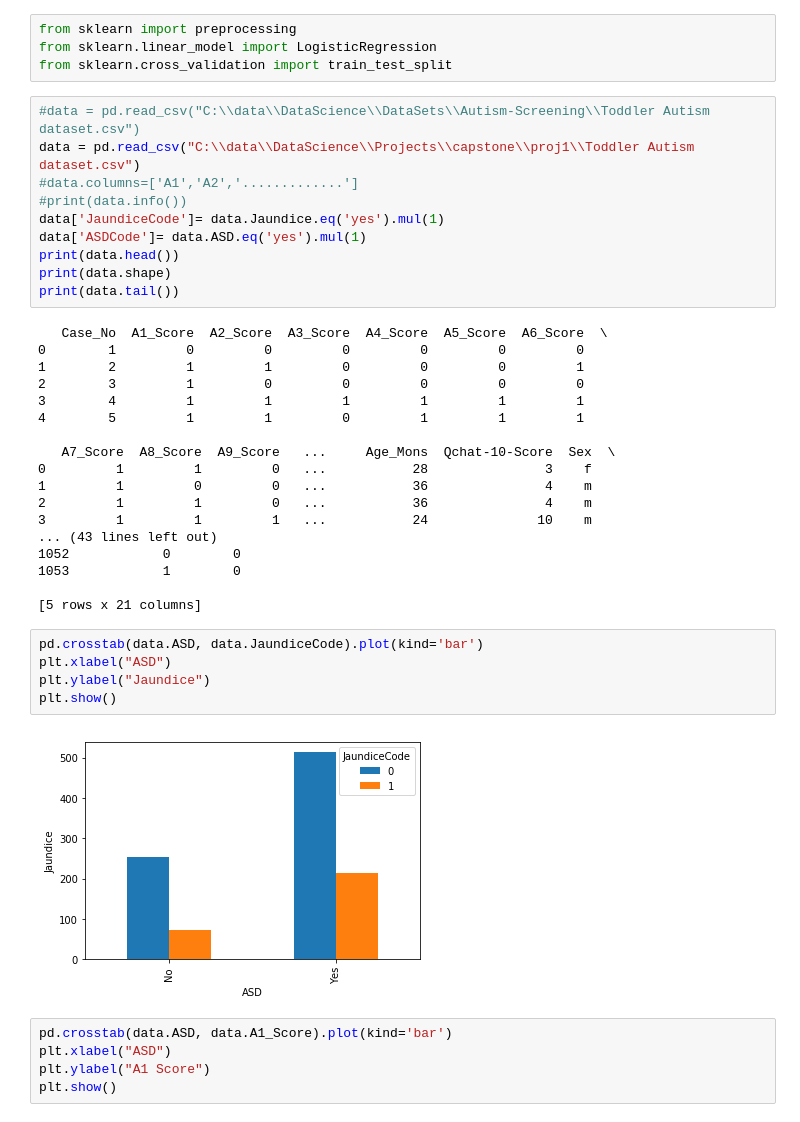
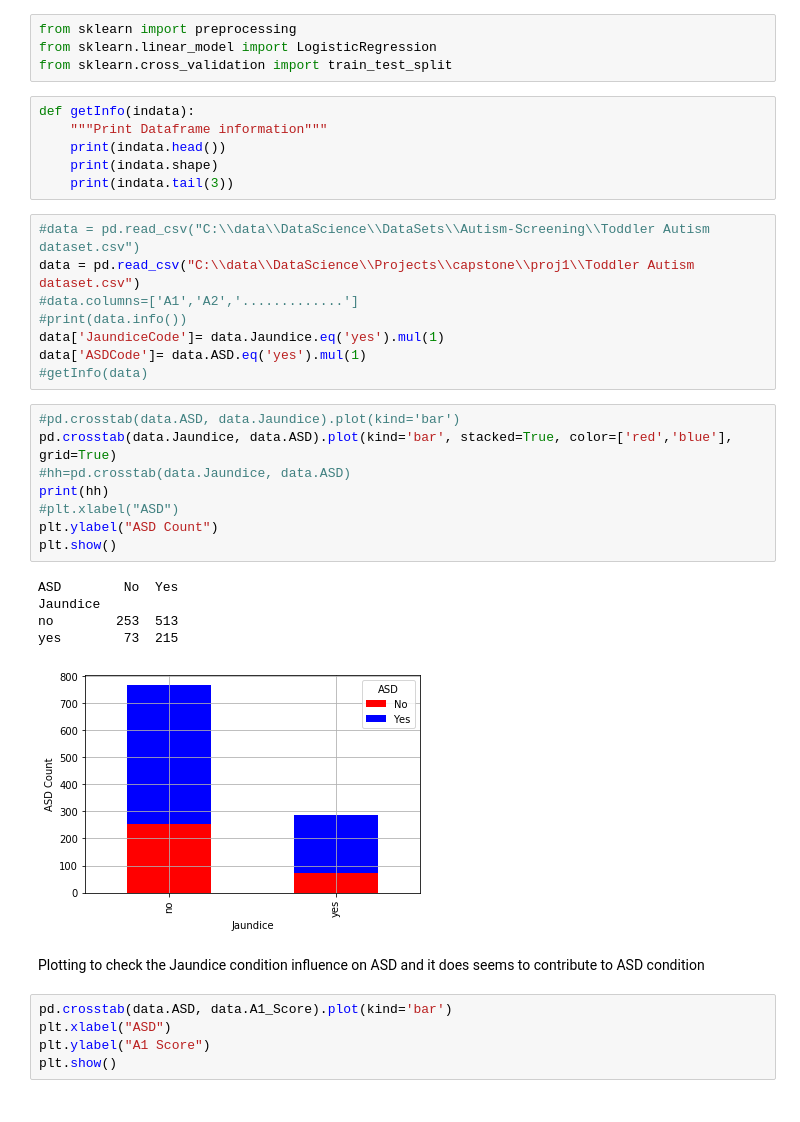
Before and after one commit to rajpragit/capstone, a Jupyter notebook: proj1/toddler-autism-model.ipynb, the cells around one changed output. Saved outputs shown, nothing was run; the diff lists cells and outputs as text.

```diff
--- a/proj1/toddler-autism-model.ipynb
+++ b/proj1/toddler-autism-model.ipynb
@@ -7,6 +7,12 @@ import seaborn as sns
 from sklearn import preprocessing
 from sklearn.linear_model import LogisticRegression
 from sklearn.cross_validation import train_test_split
+# %%
+def getInfo(indata):
+    """Print Dataframe information"""
+    print(indata.head())
+    print(indata.shape)
+    print(indata.tail(3))
 # %%
 #data = pd.read_csv("C:\\data\\DataScience\\DataSets\\Autism-Screening\\Toddler Autism dataset.csv")
 data = pd.read_csv("C:\\data\\DataScience\\Projects\\capstone\\proj1\\Toddler Autism dataset.csv")
@@ -14,34 +20,23 @@ data = pd.read_csv("C:\\data\\DataScience\\Projects\\capstone\\proj1\\Toddler Au
 #print(data.info())
 data['JaundiceCode']= data.Jaundice.eq('yes').mul(1)
 data['ASDCode']= data.ASD.eq('yes').mul(1)
-print(data.head())
-print(data.shape)
-print(data.tail())
+#getInfo(data)
-# %% [output]
-   Case_No  A1_Score  A2_Score  A3_Score  A4_Score  A5_Score  A6_Score  \
-0        1         0         0         0         0         0         0
-1        2         1         1         0         0         0         1
-2        3         1         0         0         0         0         0
-3        4         1         1         1         1         1         1
-4        5         1         1         0         1         1         1
-
-   A7_Score  A8_Score  A9_Score   ...     Age_Mons  Qchat-10-Score  Sex  \
-0         1         1         0   ...           28               3    f
-1         1         0         0   ...           36               4    m
-2         1         1         0   ...           36               4    m
-3         1         1         1   ...           24              10    m
-... (43 lines left out)
-1052            0        0
-1053            1        0
-
-[5 rows x 21 columns]
 # %%
-pd.crosstab(data.ASD, data.JaundiceCode).plot(kind='bar')
-plt.xlabel("ASD")
-plt.ylabel("Jaundice")
+#pd.crosstab(data.ASD, data.Jaundice).plot(kind='bar')
+pd.crosstab(data.Jaundice, data.ASD).plot(kind='bar', stacked=True, color=['red','blue'], grid=True)
+#hh=pd.crosstab(data.Jaundice, data.ASD)
+print(hh)
+#plt.xlabel("ASD")
+plt.ylabel("ASD Count")
 plt.show()
 # %% [output]
+ASD        No  Yes
+Jaundice
+no        253  513
+yes        73  215
-[figure, old version]
+[figure, new version]
+# %% [markdown]
+Plotting to check the Jaundice condition influence on ASD and it does seems to contribute to ASD condition
 # %%
 pd.crosstab(data.ASD, data.A1_Score).plot(kind='bar')
 plt.xlabel("ASD")
```
Also changed, not shown: parts of 1 cell of this notebook, 4 other files.
